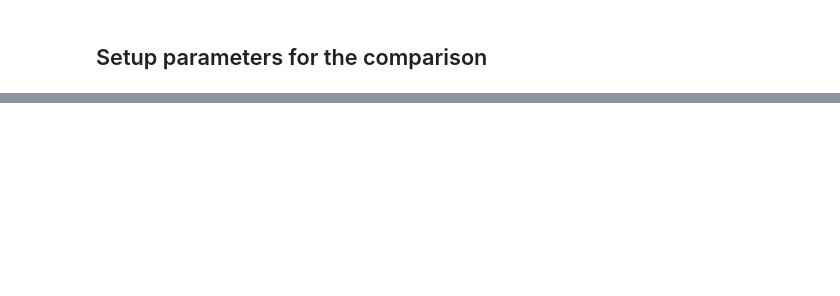
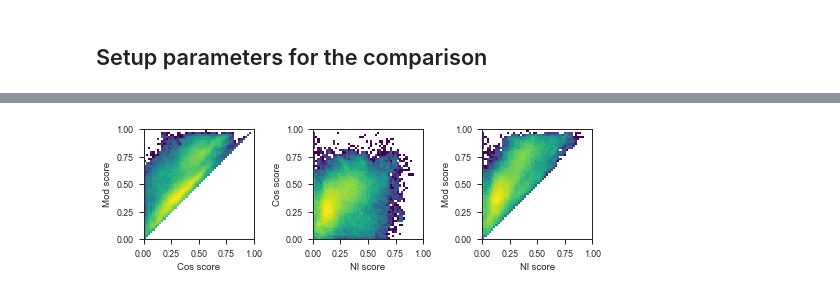
Before and after one commit to bittremieux/cosine_neutral_loss, a Jupyter notebook: notebooks/gnps_spectral_libraries.ipynb, the cells around one changed output, grey strips where cells are left out. Saved outputs shown, nothing was run; the diff lists cells and outputs as text; code cells hidden in the pictures; blank space fills up the shorter version.

Commit message:
Notebooks for gnps library and plots

```diff
--- a/notebooks/gnps_spectral_libraries.ipynb
+++ b/notebooks/gnps_spectral_libraries.ipynb
@@ -58,9 +81,7 @@ c_below_n_signals = 0
 c_polarity = 0
 c_not_protonated = 0
 spectra = []
-# filename = "../data/BILELIB19.mgf"
-filename = "../data/20220418_ALL_GNPS_NO_PROPOGATED.mgf"
-with pyteomics.mgf.MGF(filename) as f_in:
+with pyteomics.mgf.MGF(library_file) as f_in:
     for spectrum_dict in tqdm.tqdm(f_in):
         # ignore:
         #   - propagated spectra with LIBRARYQUALITY==4
@@ -83,13 +104,16 @@ with pyteomics.mgf.MGF(filename) as f_in:
             elif not is_centroid(spectrum_dict):
                 c_profile_spec += 1
             else:
+                intensities = spectrum_dict["intensity array"]
+                if apply_sqrt:
+                    intensities = np.sqrt(intensities)
                 spectra.append(
                     sus.MsmsSpectrum(
-                        spectrum_dict["params"]["name"],
+                        spectrum_dict["params"]["spectrumid"],
                         float(spectrum_dict["params"]["pepmass"][0]),
                         int(spectrum_dict["params"]["charge"][0]),
                         spectrum_dict["m/z array"],
-                        spectrum_dict["intensity array"],
+                        intensities,
                         #IONMODE=Positive
                         #LIBRARYQUALITY=4
                         #SPECTRUMID
@@ -171,0 +204,22 @@ similarities.to_parquet("gnps_lib_results.parquet")
+# %%
+similarities = pd.DataFrame(
+    {
+        "id1": ids_a,
+        "id2": ids_b,
+        "delta_mz": delta_mz
+    }
+)
+
+tmp = pd.DataFrame(cosines)
+tmp = tmp.add_prefix('cos_')
+similarities = similarities.join(tmp)
+
+tmp = pd.DataFrame(modified_cosines)
+tmp = tmp.add_prefix('mod_')
+similarities = similarities.join(tmp)
+
+tmp = pd.DataFrame(neutral_losses)
+tmp = tmp.add_prefix('nl_')
+similarities = similarities.join(tmp)
+
+len(similarities)
@@ -177,38 +244,41 @@ tick_locators = mticker.FixedLocator(np.arange(0, bins + 1, bins / 4))
 tick_labels = np.asarray([f"{a:.2f}" for a in np.arange(0, 1.01, 0.25)])
 for i, (xlabel, ylabel) in enumerate(
         [
-            ["cosine", "modified_cosine"],
-            ["neutral_loss", "cosine"],
-            ["neutral_loss", "modified_cosine"]
+            ["cos_score", "mod_score"],
+            ["nl_score", "cos_score"],
+            ["nl_score", "mod_score"]
         ]
     ):
     hist, _, _ = np.histogram2d(
         similarities[xlabel],
         similarities[ylabel],
         bins=bins,
         range=[[0, 1], [0, 1]],
     )
     heatmap = sns.heatmap(
         np.rot90(hist),
         cmap="viridis",
         cbar=False,
         square=True,
         xticklabels=False,
         yticklabels=False,
         ax=axes[i],
         norm=LogNorm(),
     )
     axes[i].yaxis.set_major_locator(tick_locators)
     axes[i].set_yticklabels(tick_labels[::-1])
     axes[i].xaxis.set_major_locator(tick_locators)
     axes[i].set_xticklabels(tick_labels)
     for _, spine in heatmap.spines.items():
         spine.set_visible(True)
     axes[i].set_xlabel(xlabel.replace("_", " ").capitalize())
     axes[i].set_ylabel(ylabel.replace("_", " ").capitalize())
 
 plt.tight_layout()
 
-plt.savefig("gnps_lib.png", dpi=300, bbox_inches="tight")
+Path("results/img/").mkdir(parents=True, exist_ok=True)
+plt.savefig("results/img/{}.png".format(analysis_name), dpi=300, bbox_inches="tight")
 plt.show()
 plt.close()
+# %% [output]
+[figure, added]
```
Also changed, not shown: parts of 8 cells of this notebook, 1 other file.
